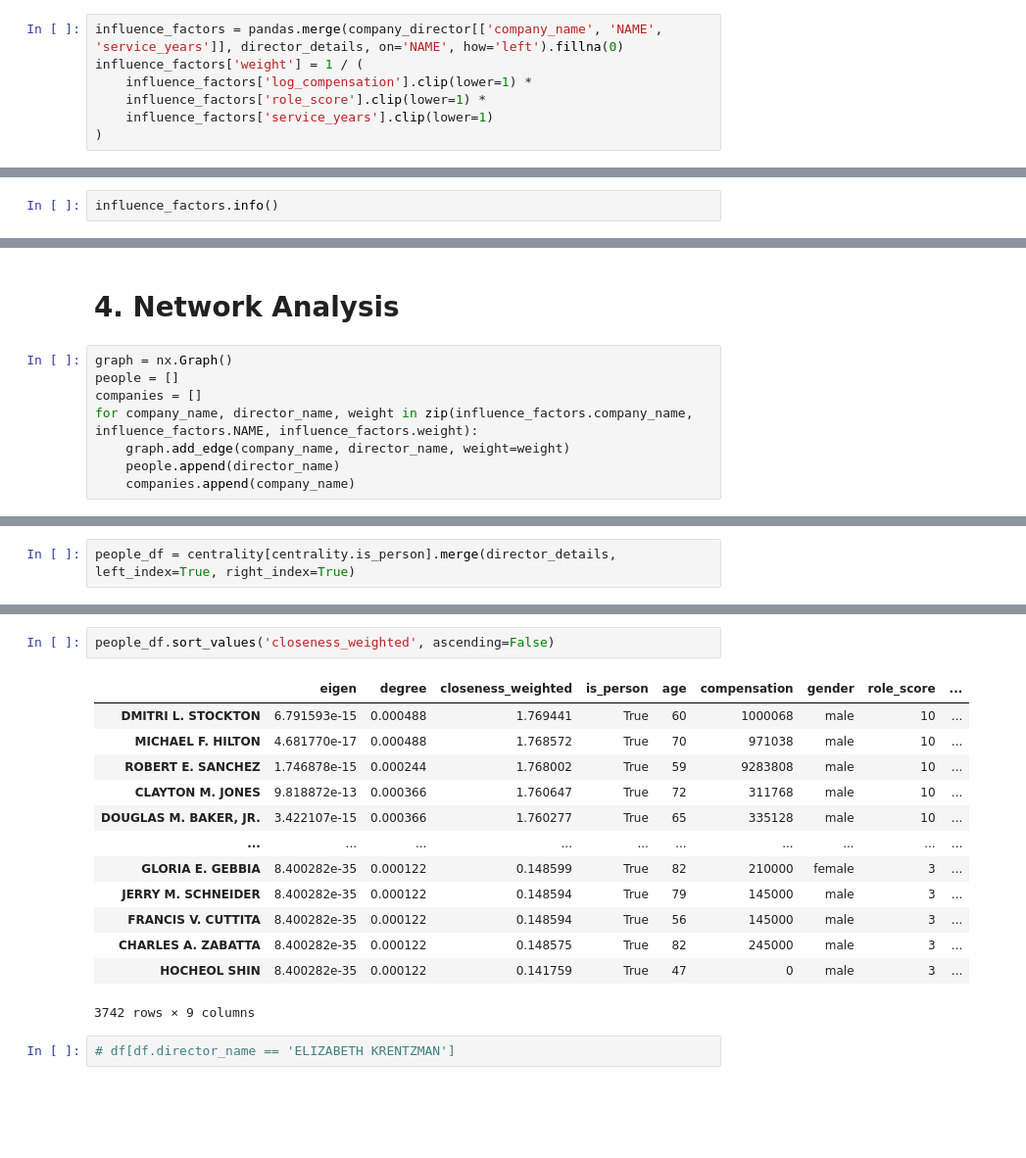
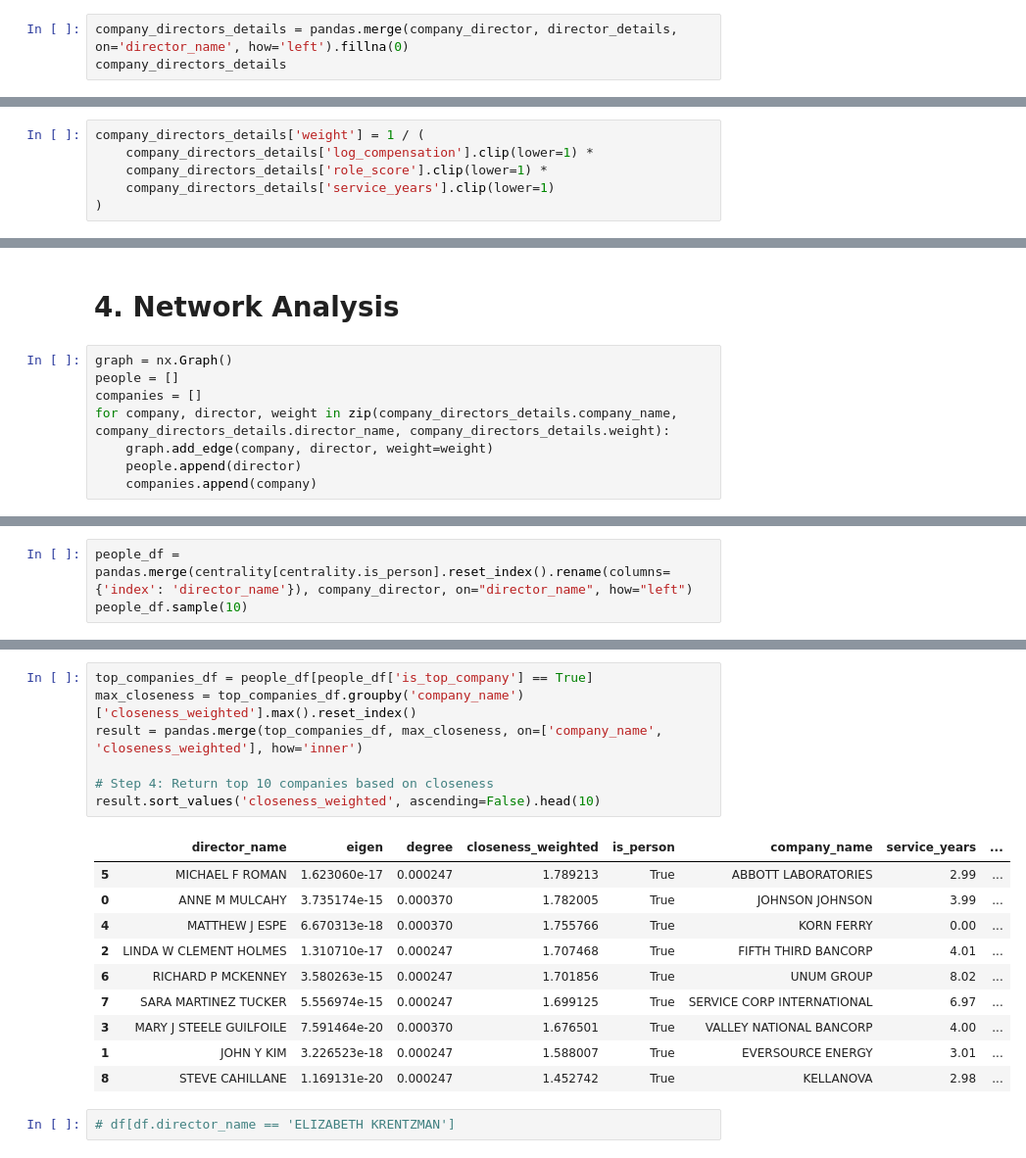
Before and after one commit to MQ-COMP2200-COMP6200/assignment-3-Mahdi3M, a Jupyter notebook: directors-network.ipynb, the cells around one changed output, grey strips where cells are left out. Shown at 98% size. Saved outputs shown, nothing was run; the diff lists cells and outputs as text; blank space fills up the shorter version.

```diff
--- a/directors-network.ipynb
+++ b/directors-network.ipynb
@@ -251,7 +237,3 @@ director_details
 # %%
-influence_factors = pandas.merge(company_director[['company_name', 'NAME', 'service_years']], director_details, on='NAME', how='left').fillna(0)
-influence_factors['weight'] = 1 / (
-    influence_factors['log_compensation'].clip(lower=1) *
-    influence_factors['role_score'].clip(lower=1) *
-    influence_factors['service_years'].clip(lower=1)
-)
+company_directors_details = pandas.merge(company_director, director_details, on='director_name', how='left').fillna(0)
+company_directors_details
@@ -258,2 +254,6 @@ influence_factors['weight'] = 1 / (
 # %%
-influence_factors.info()
+company_directors_details['weight'] = 1 / (
+    company_directors_details['log_compensation'].clip(lower=1) *
+    company_directors_details['role_score'].clip(lower=1) *
+    company_directors_details['service_years'].clip(lower=1)
+)
@@ -325,10 +277,10 @@ directorship_counts.value_counts().sort_index().map(math.log10).plot()
 graph = nx.Graph()
 people = []
 companies = []
-for company_name, director_name, weight in zip(influence_factors.company_name, influence_factors.NAME, influence_factors.weight):
-    graph.add_edge(company_name, director_name, weight=weight)
-    people.append(director_name)
-    companies.append(company_name)
+for company, director, weight in zip(company_directors_details.company_name, company_directors_details.director_name, company_directors_details.weight):
+    graph.add_edge(company, director, weight=weight)
+    people.append(director)
+    companies.append(company)
 # %%
 biggest_connected_graph = graph.subgraph(list(networkx.connected_components(graph))[0])
 print(len(list(networkx.connected_components(graph))))
@@ -350,2 +322,3 @@ Wall time: 10min 41s
 # %%
-people_df = centrality[centrality.is_person].merge(director_details, left_index=True, right_index=True)
+people_df = pandas.merge(centrality[centrality.is_person].reset_index().rename(columns={'index': 'director_name'}), company_director, on="director_name", how="left")
+people_df.sample(10)
@@ -371,19 +337,21 @@ memory usage: 266.8+ KB
 # %%
-people_df.sort_values('closeness_weighted', ascending=False)
+top_companies_df = people_df[people_df['is_top_company'] == True]
+max_closeness = top_companies_df.groupby('company_name')['closeness_weighted'].max().reset_index()
+result = pandas.merge(top_companies_df, max_closeness, on=['company_name', 'closeness_weighted'], how='inner')
+
+# Step 4: Return top 10 companies based on closeness
+result.sort_values('closeness_weighted', ascending=False).head(10)
 # %% [output]
-|  | eigen | degree | closeness_weighted | is_person | age | compensation | gender | role_score | ... |
-| DMITRI L. STOCKTON | 6.791593e-15 | 0.000488 | 1.769441 | True | 60 | 1000068 | male | 10 | ... |
-| MICHAEL F. HILTON | 4.681770e-17 | 0.000488 | 1.768572 | True | 70 | 971038 | male | 10 | ... |
-| ROBERT E. SANCHEZ | 1.746878e-15 | 0.000244 | 1.768002 | True | 59 | 9283808 | male | 10 | ... |
-| CLAYTON M. JONES | 9.818872e-13 | 0.000366 | 1.760647 | True | 72 | 311768 | male | 10 | ... |
-| DOUGLAS M. BAKER, JR. | 3.422107e-15 | 0.000366 | 1.760277 | True | 65 | 335128 | male | 10 | ... |
-| ... | ... | ... | ... | ... | ... | ... | ... | ... | ... |
-| GLORIA E. GEBBIA | 8.400282e-35 | 0.000122 | 0.148599 | True | 82 | 210000 | female | 3 | ... |
-| JERRY M. SCHNEIDER | 8.400282e-35 | 0.000122 | 0.148594 | True | 79 | 145000 | male | 3 | ... |
-| FRANCIS V. CUTTITA | 8.400282e-35 | 0.000122 | 0.148594 | True | 56 | 145000 | male | 3 | ... |
-| CHARLES A. ZABATTA | 8.400282e-35 | 0.000122 | 0.148575 | True | 82 | 245000 | male | 3 | ... |
-| HOCHEOL SHIN | 8.400282e-35 | 0.000122 | 0.141759 | True | 47 | 0 | male | 3 | ... |
+|  | director_name | eigen | degree | closeness_weighted | is_person | company_name | service_years | ... |
+| 5 | MICHAEL F ROMAN | 1.623060e-17 | 0.000247 | 1.789213 | True | ABBOTT LABORATORIES | 2.99 | ... |
+| 0 | ANNE M MULCAHY | 3.735174e-15 | 0.000370 | 1.782005 | True | JOHNSON JOHNSON | 3.99 | ... |
+| 4 | MATTHEW J ESPE | 6.670313e-18 | 0.000370 | 1.755766 | True | KORN FERRY | 0.00 | ... |
+| 2 | LINDA W CLEMENT HOLMES | 1.310710e-17 | 0.000247 | 1.707468 | True | FIFTH THIRD BANCORP | 4.01 | ... |
+| 6 | RICHARD P MCKENNEY | 3.580263e-15 | 0.000247 | 1.701856 | True | UNUM GROUP | 8.02 | ... |
+| 7 | SARA MARTINEZ TUCKER | 5.556974e-15 | 0.000247 | 1.699125 | True | SERVICE CORP INTERNATIONAL | 6.97 | ... |
+| 3 | MARY J STEELE GUILFOILE | 7.591464e-20 | 0.000370 | 1.676501 | True | VALLEY NATIONAL BANCORP | 4.00 | ... |
+| 1 | JOHN Y KIM | 3.226523e-18 | 0.000247 | 1.588007 | True | EVERSOURCE ENERGY | 3.01 | ... |
+| 8 | STEVE CAHILLANE | 1.169131e-20 | 0.000247 | 1.452742 | True | KELLANOVA | 2.98 | ... |
-3742 rows × 9 columns
 # %%
 # df[df.director_name == 'ELIZABETH KRENTZMAN']
 # %%
```
Also changed, not shown: parts of 37 cells of this notebook.
